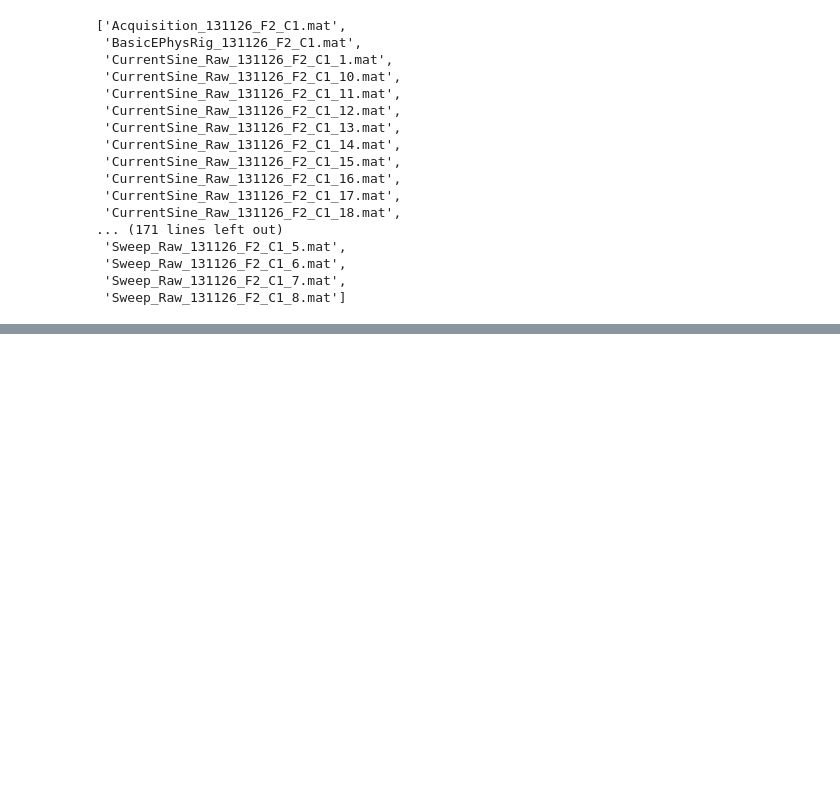
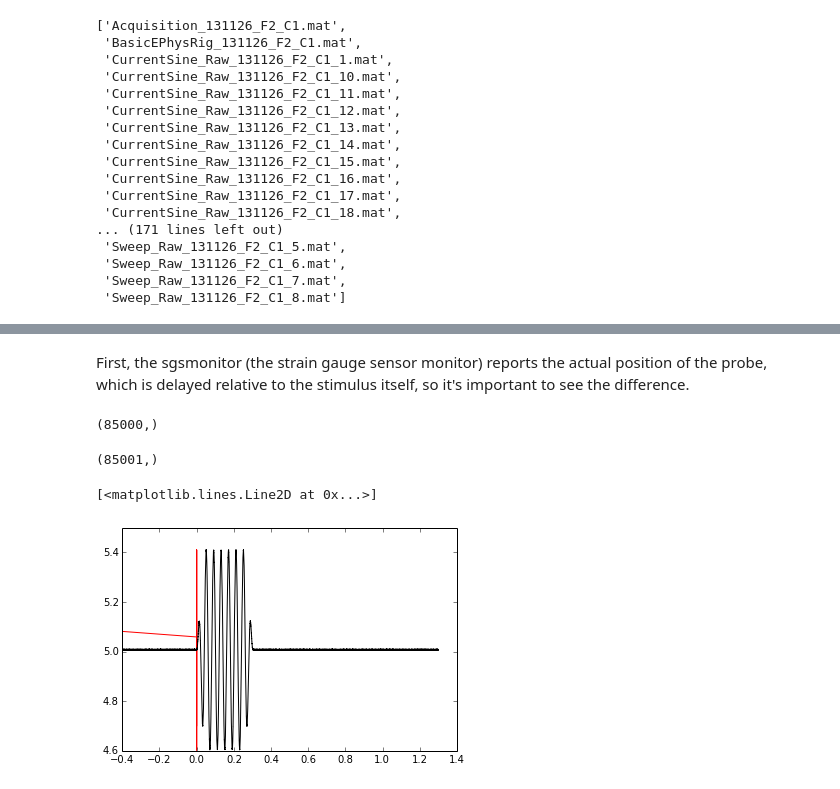
Before and after one commit to jackie623/Modern-Data-Management, a Jupyter notebook: fly/python/CCB4_MATLAB_Analysis_Script.ipynb, the cells around one changed output, grey strips where cells are left out. Cells and saved outputs as stored; diff of their text form; code cells hidden in the pictures; blank space fills up the shorter version.

```diff
--- a/fly/python/CCB4_MATLAB_Analysis_Script.ipynb
+++ b/fly/python/CCB4_MATLAB_Analysis_Script.ipynb
@@ -92,0 +360,24 @@ You will see a list of ".mat" files.  These are files of data that Matlab create
+# %%
+number_of_samples = float(params['durSweep']*params['sampratein']);
+time_resp = np.arange(number_of_samples+1);
+
+time_resp = time_resp/float(params['sampratein']);
+time_resp = time_resp - float(params['preDurInSec']);
+# %% [markdown]
+First, the sgsmonitor (the strain gauge sensor monitor) reports the actual position of the probe, which is delayed relative to the stimulus itself, so it's important to see the difference.
+# %%
+time_stim.shape
+# %% [output]
+(85000,)
+# %%
+t['sgsmonitor'].shape
+# %% [output]
+(85001,)
+# %%
+
+plt.plot(time_stim,stim,'r') # plot in red
+plt.hold(1)     # keep all the lines on the plot
+plt.plot(time_resp, t['sgsmonitor'],'k')
+# %% [output]
+[<matplotlib.lines.Line2D at 0x...>]
+[figure, added]
```
Also changed, not shown: parts of 86 cells of this notebook.
